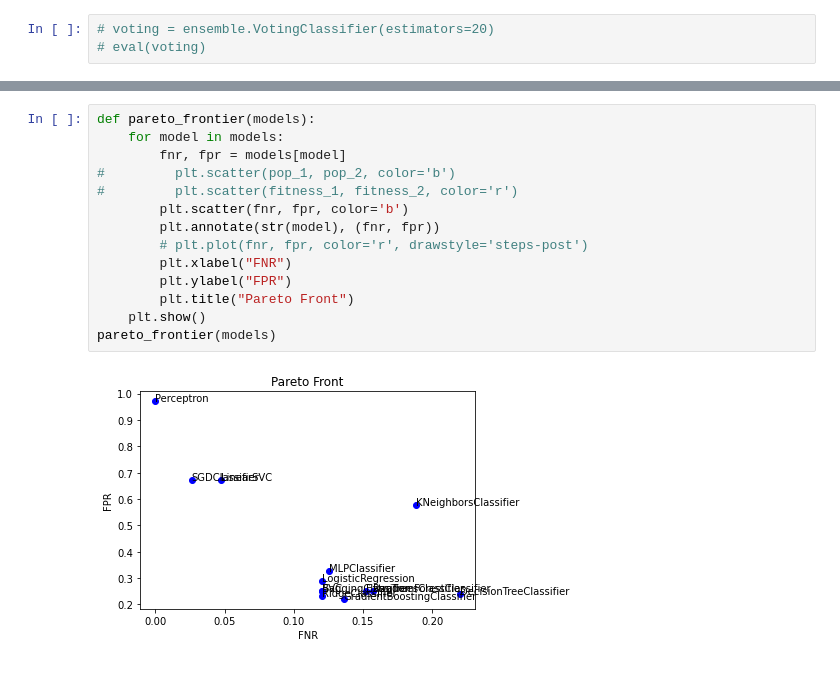
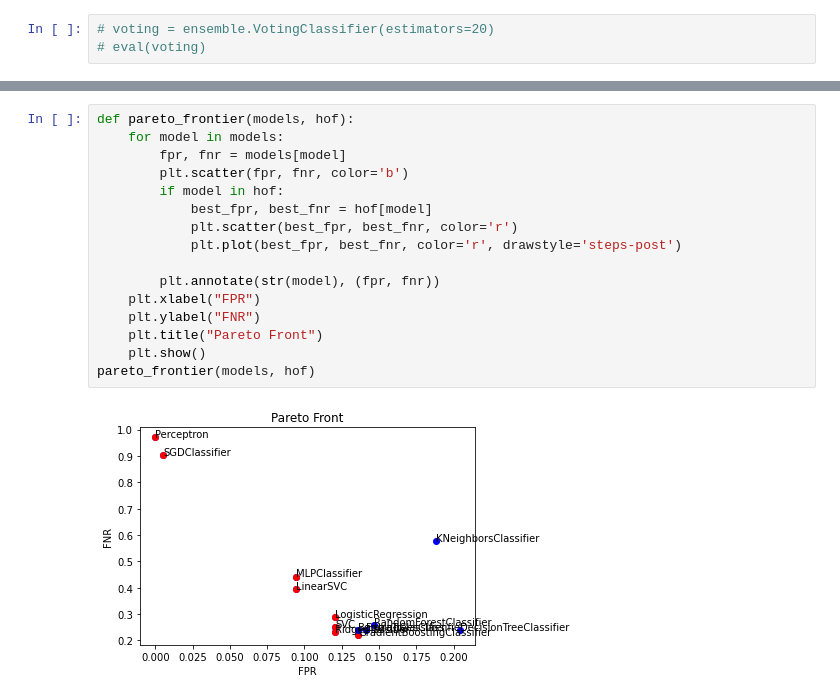
Before and after one commit to tpeat/titanic-ml, a Jupyter notebook: titanic-example.ipynb, the cells around one changed output, grey strips where cells are left out. Drawn from its saved outputs; the diff is of its cells as text.

Commit message:
Pareto front function, cross validation

```diff
--- a/titanic-example.ipynb
+++ b/titanic-example.ipynb
@@ -533,16 +693,18 @@ We will give it the model dict and all the fpr and fnr that we have
 # %%
-def pareto_frontier(models):
+def pareto_frontier(models, hof):
     for model in models:
-        fnr, fpr = models[model]
-#         plt.scatter(pop_1, pop_2, color='b')
-#         plt.scatter(fitness_1, fitness_2, color='r')
-        plt.scatter(fnr, fpr, color='b')
-        plt.annotate(str(model), (fnr, fpr))
-        # plt.plot(fnr, fpr, color='r', drawstyle='steps-post')
-        plt.xlabel("FNR")
-        plt.ylabel("FPR")
-        plt.title("Pareto Front")
+        fpr, fnr = models[model]
+        plt.scatter(fpr, fnr, color='b')
+        if model in hof:
+            best_fpr, best_fnr = hof[model]
+            plt.scatter(best_fpr, best_fnr, color='r')
+            plt.plot(best_fpr, best_fnr, color='r', drawstyle='steps-post')
+
+        plt.annotate(str(model), (fpr, fnr))
+    plt.xlabel("FPR")
+    plt.ylabel("FNR")
+    plt.title("Pareto Front")
     plt.show()
-pareto_frontier(models)
+pareto_frontier(models, hof)
 # %% [output]
-[figure, old version]
+[figure, new version]
```
Also changed, not shown: parts of 31 cells of this notebook.
